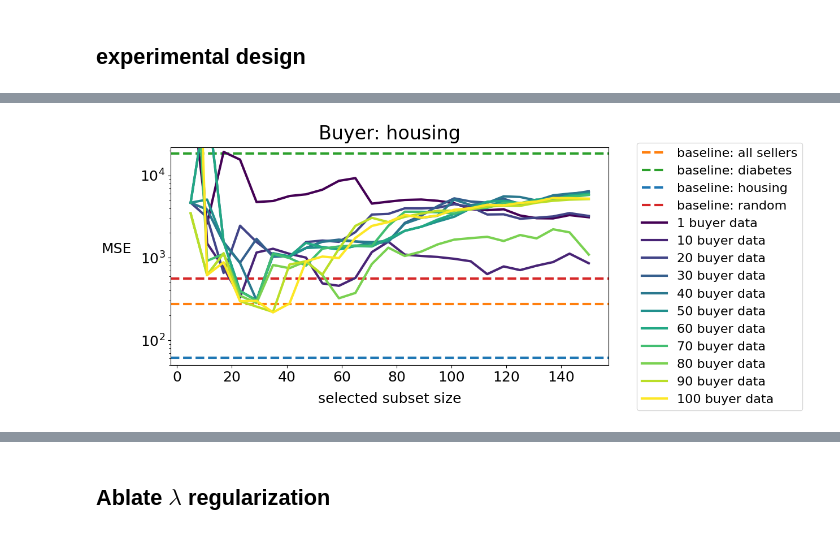
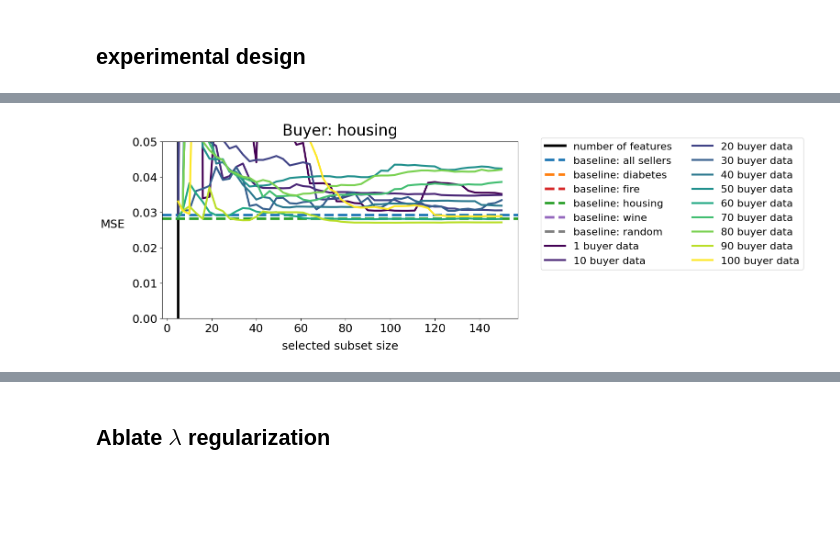
Before and after one commit to clu5/data-acquisition-via-experimental-design, a Jupyter notebook: optimal-selection.ipynb, the cells around one changed output, grey strips where cells are left out. Drawn from its saved outputs; the diff is of its cells as text; code cells hidden in the pictures; blank space fills up the shorter version.

```diff
--- a/optimal-selection.ipynb
+++ b/optimal-selection.ipynb
@@ -255 +786,5 @@ for k, v in random_weights.items():
+# %%
+cmap = matplotlib.colormaps['viridis'].colors
+colors = np.array(cmap)[np.linspace(0, 255, len(diabetes_results)).astype(int)]
+lw = 4
 # %%
@@ -273,0 +811,19 @@ plt.savefig('diabetes.png', bbox_inches='tight')
+# %%
+plt.figure(figsize=(10, 5))
+plt.axvline(num_features, ls='-', label='number of features', lw=lw, c='k')
+plt.axhline(fire_baseline_all, ls='--', label='baseline: all sellers', lw=lw, c='C0',)
+plt.axhline(fire_baseline_diabetes, ls='--', label='baseline: diabetes', lw=lw, c='C1',)
+plt.axhline(fire_baseline_fire, ls='--', label='baseline: fire', lw=lw, c='C3',)
+plt.axhline(fire_baseline_housing, ls='--', label='baseline: housing', lw=lw, c='C2',)
+plt.axhline(fire_baseline_wine, ls='--', label='baseline: wine', lw=lw, c='C4',)
+plt.axhline(fire_baseline_random, ls='--', label='baseline: random', lw=lw, c='C7',)
+for i, (k, v) in enumerate(fire_results.items()):
+    plt.plot(subset_range, v, label=f'{k} buyer data', c=colors[i], lw=3)
+plt.legend(fontsize=16, title_fontsize=18, bbox_to_anchor=(1.05, 1.05), ncol=2)
+plt.title('Buyer: fire', fontsize=24, pad=10)
+plt.xlabel('selected subset size', fontsize=18, labelpad=10)
+plt.ylabel('MSE', fontsize=18, rotation=0, labelpad=30)
+plt.ylim(0.003, 0.008)
+# plt.yscale('log')
+plt.tick_params(labelsize=18)
+plt.savefig(figure_dir / 'fire.png', bbox_inches='tight')
@@ -274,20 +832,22 @@ plt.savefig('diabetes.png', bbox_inches='tight')
 # %%
-cmap = matplotlib.colormaps['viridis'].colors
-colors = np.array(cmap)[np.linspace(0, 255, len(mse_results)).astype(int)]
 plt.figure(figsize=(10, 5))
-plt.axhline(housing_baseline_all, ls='--', label='baseline: all sellers', lw=3, c='C1',)
-plt.axhline(housing_baseline_diabetes, ls='--', label='baseline: diabetes', lw=3, c='C2',)
-plt.axhline(housing_baseline_housing, ls='--', label='baseline: housing', lw=3, c='C0',)
-plt.axhline(housing_baseline_random, ls='--', label='baseline: random', lw=3, c='C3',)
+plt.axvline(num_features, ls='-', label='number of features', lw=lw, c='k')
+plt.axhline(housing_baseline_all, ls='--', label='baseline: all sellers', lw=lw, c='C0',)
+plt.axhline(housing_baseline_diabetes, ls='--', label='baseline: diabetes', lw=lw, c='C1',)
+plt.axhline(housing_baseline_fire, ls='--', label='baseline: fire', lw=lw, c='C3',)
+plt.axhline(housing_baseline_housing, ls='--', label='baseline: housing', lw=lw, c='C2',)
+plt.axhline(housing_baseline_wine, ls='--', label='baseline: wine', lw=lw, c='C4',)
+plt.axhline(housing_baseline_random, ls='--', label='baseline: random', lw=lw, c='C7',)
 for i, (k, v) in enumerate(housing_results.items()):
     plt.plot(subset_range, v, label=f'{k} buyer data', c=colors[i], lw=3)
-plt.legend(fontsize=16, title_fontsize=18, bbox_to_anchor=(1.05, 1.05))
+plt.legend(fontsize=16, title_fontsize=18, bbox_to_anchor=(1.05, 1.05), ncol=2)
 plt.title('Buyer: housing', fontsize=24, pad=10)
 plt.xlabel('selected subset size', fontsize=18, labelpad=10)
 plt.ylabel('MSE', fontsize=18, rotation=0, labelpad=30)
-plt.yscale('log')
-plt.ylim(50, 22000)
+# plt.yscale('log')
+# plt.ylim(50, 22000)
+plt.ylim(0, 0.05)
 plt.tick_params(labelsize=18)
-plt.savefig('housing.png', bbox_inches='tight')
+plt.savefig(figure_dir / 'housing.png', bbox_inches='tight')
 # %% [output]
-[figure, old version]
+[figure, new version]
```
Also changed, not shown: parts of 107 cells of this notebook.
